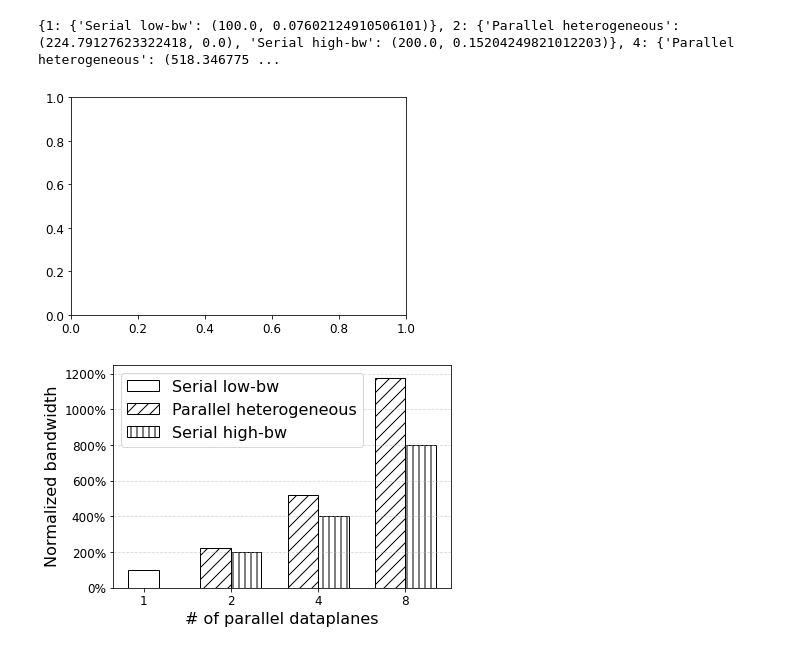
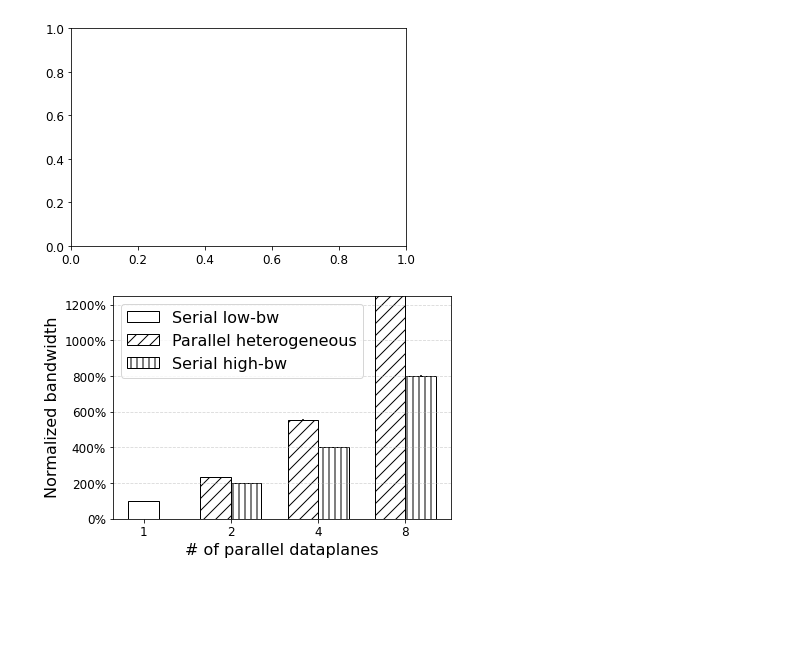
Before and after one commit to nilyibo/conext22-parallel-networks, a Jupyter notebook: plots/eval.micro.bulk.ipynb, the cells around one changed output. Saved outputs shown, nothing was run; the diff lists cells and outputs as text; code cells hidden in the pictures; blank space fills up the shorter version.

Commit message:
Added script and data to reproduce bulk traffic part 1 result.

```diff
--- a/plots/eval.micro.bulk.ipynb
+++ b/plots/eval.micro.bulk.ipynb
@@ -36,7 +36,7 @@ def get_exp_name(filename):
 # %%
 def parse_gurobi_result_2_server(filename):
     # example: 'lp-routes.fat-tree.k=10.exp1.all-to-all.ecmp.tcp.any-plane.K=1.1net/run1.single/gurobi.log:Optimal objective 4.01606420e-02'
-    regex_line = re.compile(r'(?:.*)?\.k=(\d+).*(all-to-all|permutation).*(\d)net/run(\d+|all).(single|parallel)/gurobi.log:Optimal objective ([\d.e+\-]*)')
+    regex_line = re.compile(r'(?:.*)?\.k=(\d+).*(all-to-all|permutation).*(\d)net/run(\d+|all).(single|parallel)/gurobi.log:(?:Optimal objective|Sub-optimal termination - objective) ([\d.e+\-]*)')
     throughput_by_radix_parallelism_run = {}
     for line in open(os.path.join(ROOT_DIR, filename)):
         line = line.strip()
@@ -107,11 +107,12 @@ topology = 'jellyfish'
 
 plot_percentage = True
 
-regex_line = re.compile(r'(?:[\w/-]+/)?(.*)\.run(\d+)\.sol:# Objective value = ([\d.e+\-]*)')
+# regex_line = re.compile(r'(?:[\w/-]+/)?(.*)\.run(\d+)\.log:# Objective value = ([\d.e+\-]*)')
 index = 0
 throughput_by_exp_name = {}
 
-RADICES = [16]
+# NOTE: change this to match run script.
+RADICES = [8]
 PARALLELISMS = [1, 2, 4, 8]
 
 color_dict = {}
@@ -227,7 +228,7 @@ for filename in sorted(os.listdir(ROOT_DIR)):
 #             ax.errorbar(values_x, values_y, yerr=values_err, label=label, color=color, linestyle=get_linestyle(linestyle_index), marker=marker)
         #end for parallelism
     #end for line_series
-    print(percentage_by_parallelism_and_series)
+
     # bar plot, grouped by parallelism and each group can have multiple series
     max_group_size = 0
     for parallelism in percentage_by_parallelism_and_series:
@@ -248,35 +249,34 @@ for filename in sorted(os.listdir(ROOT_DIR)):
         num_series_in_group = len(percentage_by_series)
         # offset of 1st bar within group
         x_offset_base = -(num_series_in_group - 1) / 2 * bar_width
         index_in_group = 0
         for series in percentage_by_series:
             (avg, std) = percentage_by_series[series]
             bar_plot_data_by_series[series]['x'].append(x_base + x_offset_base + bar_width * index_in_group)
             bar_plot_data_by_series[series]['y'].append(avg)
             bar_plot_data_by_series[series]['yerr'].append(std)
             index_in_group += 1
     for series in bar_plot_data_by_series:
         data = bar_plot_data_by_series[series]
         rects = ax.bar(data['x'], data['y'], bar_width, yerr=data['yerr'], label=series, color='white', edgecolor='black', hatch=get_pattern(HATCH_PATTERN_INDICES[series])*2)
 #         autolabel(ax, rects)
     # Add some text for labels, title and custom x-axis tick labels, etc.
     ax.set_xlabel('# of parallel dataplanes', fontsize=16)
     ax.set_ylabel('Normalized bandwidth', fontsize=16)
     ax.set_xticks([int(math.log2(parallelism)) for parallelism in PARALLELISMS])
     ax.set_xticklabels(PARALLELISMS)
     ax.xaxis.grid(False)
     ax.yaxis.grid(True, alpha=0.5, linestyle='--')
     ax.yaxis.set_major_formatter(PercentFormatter())
 #     ax.grid(which='major', alpha=0.5)
     plt.ylim(0, 1250 if topology == 'jellyfish' else 825)
     ax.legend(loc='upper left', fontsize=16)
     plt.tight_layout()
     if save_figures:
         plt.savefig('lp.%s.%s.%s.png' % (topology, mode, traffic), bbox_inches='tight')
 # %% [output]
-{1: {'Serial low-bw': (100.0, 0.07602124910506101)}, 2: {'Parallel heterogeneous': (224.79127623322418, 0.0), 'Serial high-bw': (200.0, 0.15204249821012203)}, 4: {'Parallel heterogeneous': (518.346775 ...
 [figure]
-[figure, old version]
+[figure, new version]
 # %%
 # Figure 6a, 6b, 8a, 8b
 # 2.server-to-server
```
Also changed, not shown: parts of 2 cells of this notebook, 2 other files.
